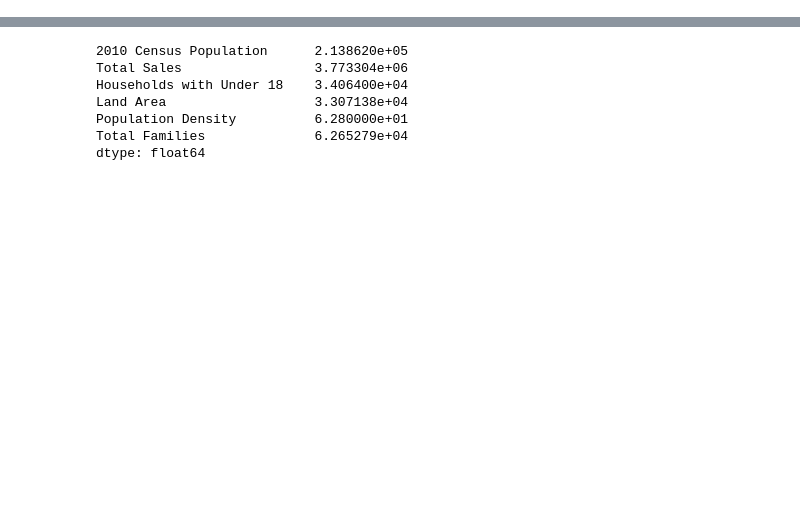
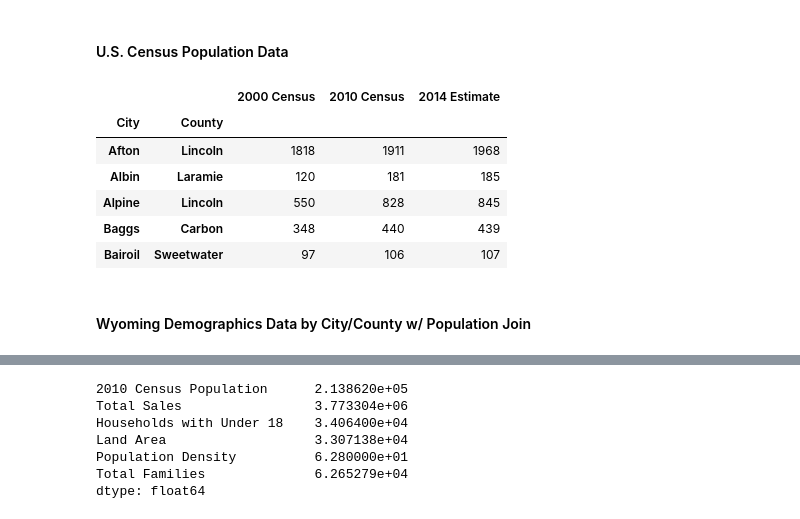
Before and after one commit to cmgiler/Udacity-Business-Analyst-Nanodegree, a Jupyter notebook: project2-1/Data Cleaning.ipynb, the cells around one changed output, grey strips where cells are left out. Cells and saved outputs as stored; diff of their text form; code cells hidden in the pictures; blank space fills up the shorter version.

```diff
--- a/project2-1/Data Cleaning.ipynb
+++ b/project2-1/Data Cleaning.ipynb
@@ -36,11 +35,24 @@ df_naics.head(20)
+# %% [markdown]
+#### U.S. Census Population Data
 # %%
 df_population = df_population.dropna(subset=['City|County'])
 df_population['City'], df_population['County'] = df_population['City|County'].str.split('|').str
 df_population['City'] = df_population['City'].apply(lambda x: x.replace('?',''))
 df_population['City'] = df_population['City'].apply(lambda x: x.strip())
 df_population['2014 Estimate'] = df_population['2014 Estimate'].apply(lambda x: x.split('<')[1].replace('td>','').replace(',',''))
 df_population['2000 Census'] = df_population['2000 Census'].apply(lambda x: x.split('<')[1].replace('td>','').replace(',',''))
 df_population['2010 Census'] = df_population['2010 Census'].apply(lambda x: x.split('<')[1].replace('td>','').replace(',',''))
 df_population = df_population[['City', 'County', '2000 Census', '2010 Census', '2014 Estimate']]
 df_population = df_population.set_index(['City', 'County'])
+df_population.head()
+# %% [output]
+|  |  | 2000 Census | 2010 Census | 2014 Estimate |
+| City | County |  |  |  |
+| Afton | Lincoln | 1818 | 1911 | 1968 |
+| Albin | Laramie | 120 | 181 | 185 |
+| Alpine | Lincoln | 550 | 828 | 845 |
+| Baggs | Carbon | 348 | 440 | 439 |
+| Bairoil | Sweetwater | 97 | 106 | 107 |
+# %% [markdown]
+#### Wyoming Demographics Data by City/County w/ Population Join
 # %%
```
Also changed, not shown: parts of 19 cells of this notebook, 9 other files.
